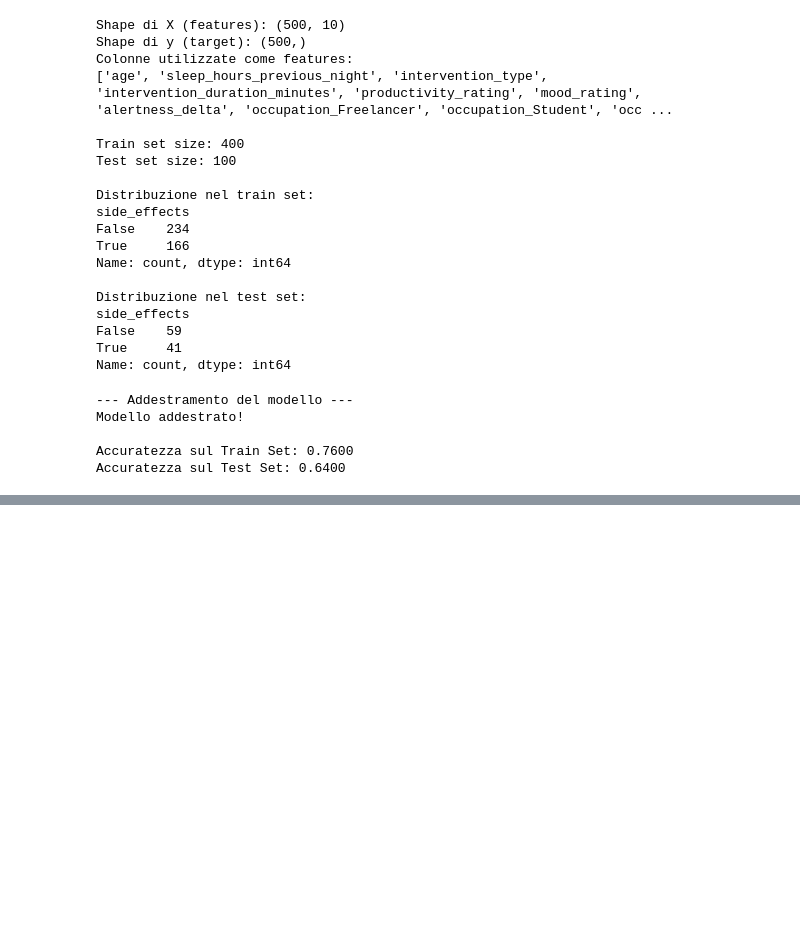
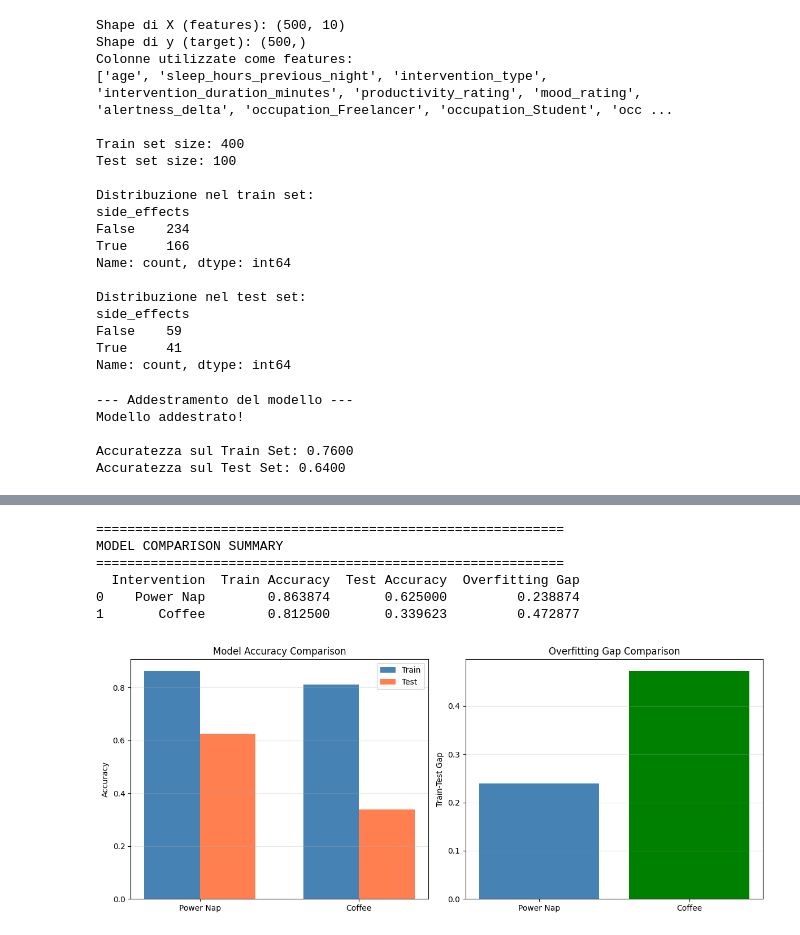
Before and after one commit to Grimino27/PDAI_Project, a Jupyter notebook: scripts/RandomForestModel.ipynb, the cells around one changed output, grey strips where cells are left out. Cells and saved outputs as stored; diff of their text form; code cells hidden in the pictures; blank space fills up the shorter version.

```diff
--- a/scripts/RandomForestModel.ipynb
+++ b/scripts/RandomForestModel.ipynb
@@ -561,0 +819,49 @@ Feature Importance:
+# %%
+# ===== MODEL COMPARISON =====
+print("\n" + "="*60)
+print("MODEL COMPARISON SUMMARY")
+print("="*60)
+
+comparison_df = pd.DataFrame({
+    'Intervention': ['Power Nap', 'Coffee'],
+    'Train Accuracy': [train_acc_pnap, train_acc_coffee],
+    'Test Accuracy': [test_acc_pnap, test_acc_coffee],
+    'Overfitting Gap': [train_acc_pnap - test_acc_pnap, train_acc_coffee - test_acc_coffee]
+})
+
+print(comparison_df)
+
+# Visualize comparison
+fig, axes = plt.subplots(1, 2, figsize=(12, 5))
+
+# Accuracy comparison
+ax1 = axes[0]
+x = np.arange(2)
+width = 0.35
+ax1.bar(x - width/2, [train_acc_pnap, train_acc_coffee], width, label='Train', color='steelblue')
+ax1.bar(x + width/2, [test_acc_pnap, test_acc_coffee], width, label='Test', color='coral')
+ax1.set_ylabel('Accuracy')
+ax1.set_title('Model Accuracy Comparison')
+ax1.set_xticks(x)
+ax1.set_xticklabels(['Power Nap', 'Coffee'])
+ax1.legend()
+ax1.grid(axis='y', alpha=0.3)
+
+# Overfitting gap
+ax2 = axes[1]
+gaps = [train_acc_pnap - test_acc_pnap, train_acc_coffee - test_acc_coffee]
+ax2.bar(['Power Nap', 'Coffee'], gaps, color=['steelblue', 'green'])
+ax2.set_ylabel('Train-Test Gap')
+ax2.set_title('Overfitting Gap Comparison')
+ax2.grid(axis='y', alpha=0.3)
+
+plt.tight_layout()
+plt.show()
+# %% [output]
+============================================================
+MODEL COMPARISON SUMMARY
+============================================================
+  Intervention  Train Accuracy  Test Accuracy  Overfitting Gap
+0    Power Nap        0.863874       0.625000         0.238874
+1       Coffee        0.812500       0.339623         0.472877
+[figure, added]
```
Also changed, not shown: parts of 16 cells of this notebook.
